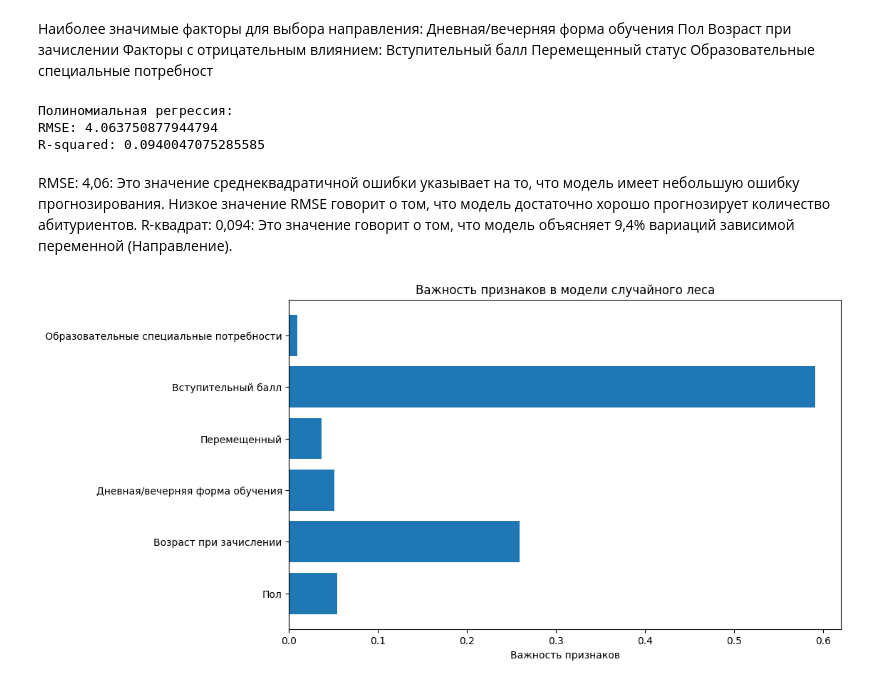
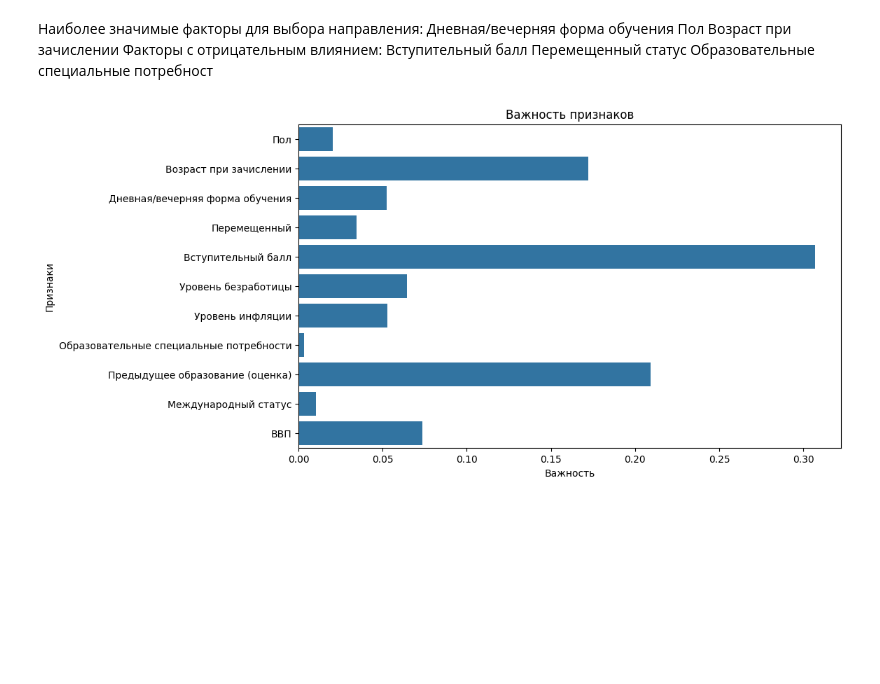
Before and after one commit to kristina-skoptsova/diplom, a Jupyter notebook: cleaned.ipynb, the cells around one changed output. Drawn from its saved outputs; the diff is of its cells as text; code cells hidden in the pictures; blank space fills up the shorter version.

Commit message:
Создание простых моделей

```diff
--- a/cleaned.ipynb
+++ b/cleaned.ipynb
@@ -437,66 +452,31 @@ Length: 885, dtype: float64
 Вступительный балл
 Перемещенный статус
 Образовательные специальные потребност
-# %%
-from sklearn.preprocessing import PolynomialFeatures
-from sklearn.linear_model import LinearRegression
-from sklearn.metrics import mean_squared_error, r2_score
-
-# Определение зависимой и независимых переменных
-X = final_df[['Пол', 'Возраст при зачислении', 'Дневная/вечерняя форма обучения',
-               'Перемещенный', 'Вступительный балл', 'Образовательные специальные потребности',]]
-y = final_df['Направление']
-
-# Разделение данных на обучающую и тестовую выборки
-X_train, X_test, y_train, y_test = train_test_split(X, y, test_size=0.2, random_state=42)
-
-# Полиномиальная регрессия
-poly = PolynomialFeatures(degree=2) # Выбор степени полинома
-X_poly_train = poly.fit_transform(X_train)
-X_poly_test = poly.transform(X_test)
-
-# Обучение модели полиномиальной регрессии
-poly_model = LinearRegression()
-poly_model.fit(X_poly_train, y_train)
-
-# Прогнозирование на тестовой выборке
-y_poly_pred = poly_model.predict(X_poly_test)
-
-# Оценка модели полиномиальной регрессии
-print("Полиномиальная регрессия:")
-print("RMSE:", np.sqrt(mean_squared_error(y_test, y_poly_pred)))
-print("R-squared:", r2_score(y_test, y_poly_pred))
-# %% [output]
-Полиномиальная регрессия:
-RMSE: 4.063750877944794
-R-squared: 0.0940047075285585
-# %% [markdown]
-RMSE: 4,06: Это значение среднеквадратичной ошибки указывает на то, что модель имеет небольшую ошибку прогнозирования. Низкое значение RMSE говорит о том, что модель достаточно хорошо прогнозирует количество абитуриентов.
-R-квадрат: 0,094: Это значение говорит о том, что модель объясняет 9,4% вариаций зависимой переменной (Направление).
 # %%
-from sklearn.ensemble import RandomForestRegressor
+from sklearn.tree import DecisionTreeClassifier
+from sklearn.model_selection import train_test_split
 
-# Определение зависимой и независимых переменных
-X = final_df[['Пол', 'Возраст при зачислении', 'Дневная/вечерняя форма обучения',
-               'Перемещенный', 'Вступительный балл', 'Образовательные специальные потребности',]]
-y = final_df['Направление']
-
+# Определение целевой переменной и факторов
+X = final_df[[ 'Пол', 'Возраст при зачислении', 'Дневная/вечерняя форма обучения',
+               'Перемещенный', 'Вступительный балл', 'Уровень безработицы', 'Уровень инфляции', 'Образовательные специальные потребности',
+                 'Предыдущее образование (оценка)', 'Международный статус', 'ВВП']]
+y = final_df['Количество абитуриентов']
 # Разделение данных на обучающую и тестовую выборки
 X_train, X_test, y_train, y_test = train_test_split(X, y, test_size=0.2, random_state=42)
 
-# Создание модели случайного леса
-rf_model = RandomForestRegressor(n_estimators=100)
-rf_model.fit(X_train, y_train)
-
-# Получение важности признаков
-importances = rf_model.feature_importances_
-feature_names = X.columns
+# Обучение дерева решений
+tree_model = DecisionTreeClassifier(random_state=42)
+tree_model.fit(X_train, y_train)
 
 # Визуализация важности признаков
+feature_importances = tree_model.feature_importances_
+features = X.columns
+
 plt.figure(figsize=(10, 6))
-plt.barh(feature_names, importances)
-plt.xlabel('Важность признаков')
-plt.title('Важность признаков в модели случайного леса')
+sns.barplot(x=feature_importances, y=features)
+plt.title('Важность признаков')
+plt.xlabel('Важность')
+plt.ylabel('Признаки')
 plt.show()
 # %% [output]
-[figure, old version]
+[figure, new version]
```
Also changed, not shown: parts of 8 cells of this notebook, 2 other files.
